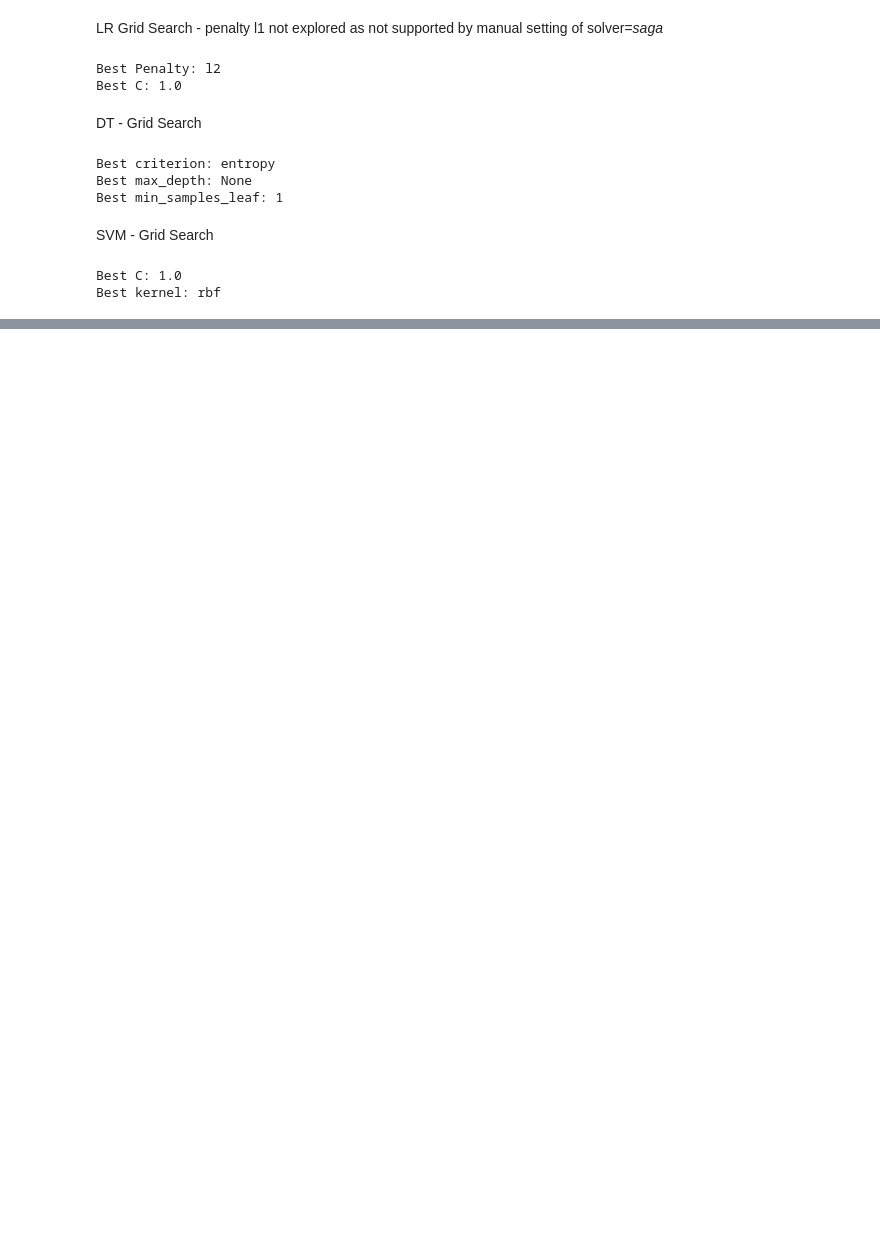
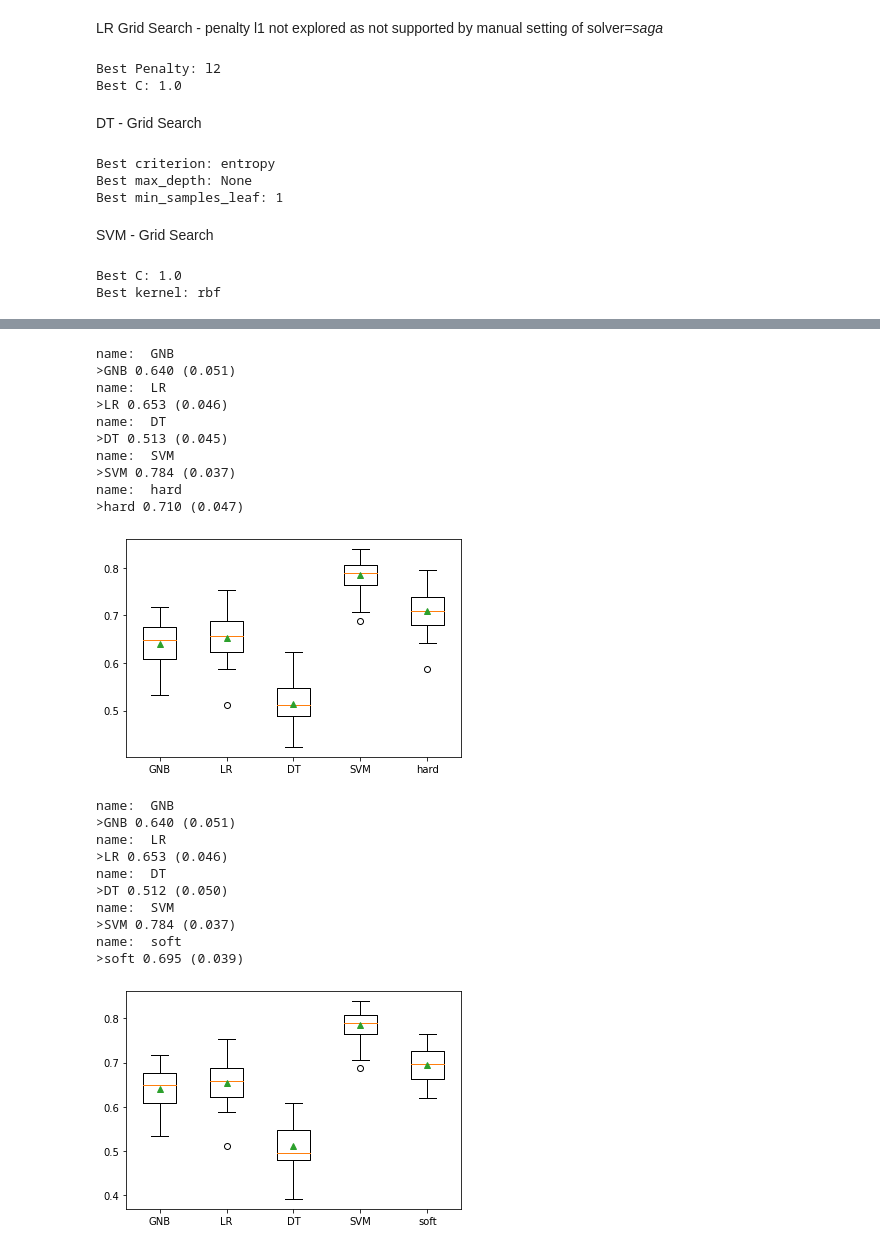
Before and after one commit to claredavies/AutomaticLearning, a Jupyter notebook: Assignment1/SupervisedLearningAssignment.ipynb, the cells around one changed output, grey strips where cells are left out. Cells and saved outputs as stored; diff of their text form; code cells hidden in the pictures; blank space fills up the shorter version.

```diff
--- a/Assignment1/SupervisedLearningAssignment.ipynb
+++ b/Assignment1/SupervisedLearningAssignment.ipynb
@@ -367,30 +362,31 @@ def get_voting(hardOrSoft):
   return ensemble
 # %%
 def get_models(hardOrSoft):
-  models = dict()
+  modelsVoting = dict()
 
-  models['GNB'] = GaussianNB()
-  models['LR'] = LogisticRegression(C = 1, penalty = 'l2', solver ='saga', max_iter = 5000, tol = 0.001)
-  models['DT'] = DecisionTreeClassifier(criterion= "entropy", max_depth = None,  min_samples_leaf= 1)
-  models['SVM'] = SVC(C= 1.0, kernel= "rbf", gamma = "scale", probability = True, max_iter = 5000, tol = 0.05)
+  modelsVoting['GNB'] = GaussianNB()
+  modelsVoting['LR'] = LogisticRegression(C = 1, penalty = 'l2', solver ='saga', max_iter = 5000, tol = 0.001)
+  modelsVoting['DT'] = DecisionTreeClassifier(criterion= "entropy", max_depth = None,  min_samples_leaf= 1)
+  modelsVoting['SVM'] = SVC(C= 1.0, kernel= "rbf", gamma = "scale", probability = True, max_iter = 5000, tol = 0.05)
 
-  models[hardOrSoft] = get_voting(hardOrSoft)
-  return models
+  modelsVoting[hardOrSoft] = get_voting(hardOrSoft)
+  return modelsVoting
 # %%
 def evaluate_model(model, X, y):
  cv = RepeatedStratifiedKFold(n_splits=10, n_repeats=3, random_state=1)
  scores = cross_val_score(model, X, y, scoring='accuracy', cv=cv, n_jobs=-1, error_score='raise')
  return scores
 # %%
-models = get_models('hard')
-# evaluate the models and store results
-results, names = list(), list()
-for name, model in models.items():
- print("name:  " + name)
- scores = evaluate_model(model, X, Y)
- results.append(scores)
- names.append(name)
- print('>%s %.3f (%.3f)' % (name, mean(scores), std(scores)))
-# plot model performance for comparison
-pyplot.boxplot(results, labels=names, showmeans=True)
-pyplot.show()
+def votingView(hardOrSoft):
+  modelsVoting = get_models(hardOrSoft)
+  # evaluate the modelsVoting and store results
+  results, names = list(), list()
+  for name, model in modelsVoting.items():
+    print("name:  " + name)
+    scores = evaluate_model(model, X, Y)
+    results.append(scores)
+    names.append(name)
+    print('>%s %.3f (%.3f)' % (name, mean(scores), std(scores)))
+  # plot model performance for comparison
+  pyplot.boxplot(results, labels=names, showmeans=True)
+  pyplot.show()
@@ -436,0 +393,28 @@ ensemble.fit(X, Y)
+# %%
+print("Soft voting")
+votingView("hard")
+print("Hard voting")
+votingView("soft")
+# %% [output]
+name:  GNB
+>GNB 0.640 (0.051)
+name:  LR
+>LR 0.653 (0.046)
+name:  DT
+>DT 0.513 (0.045)
+name:  SVM
+>SVM 0.784 (0.037)
+name:  hard
+>hard 0.710 (0.047)
+[figure, added]
+name:  GNB
+>GNB 0.640 (0.051)
+name:  LR
+>LR 0.653 (0.046)
+name:  DT
+>DT 0.512 (0.050)
+name:  SVM
+>SVM 0.784 (0.037)
+name:  soft
+>soft 0.695 (0.039)
+[figure, added]
```
Also changed, not shown: parts of 14 cells of this notebook.
